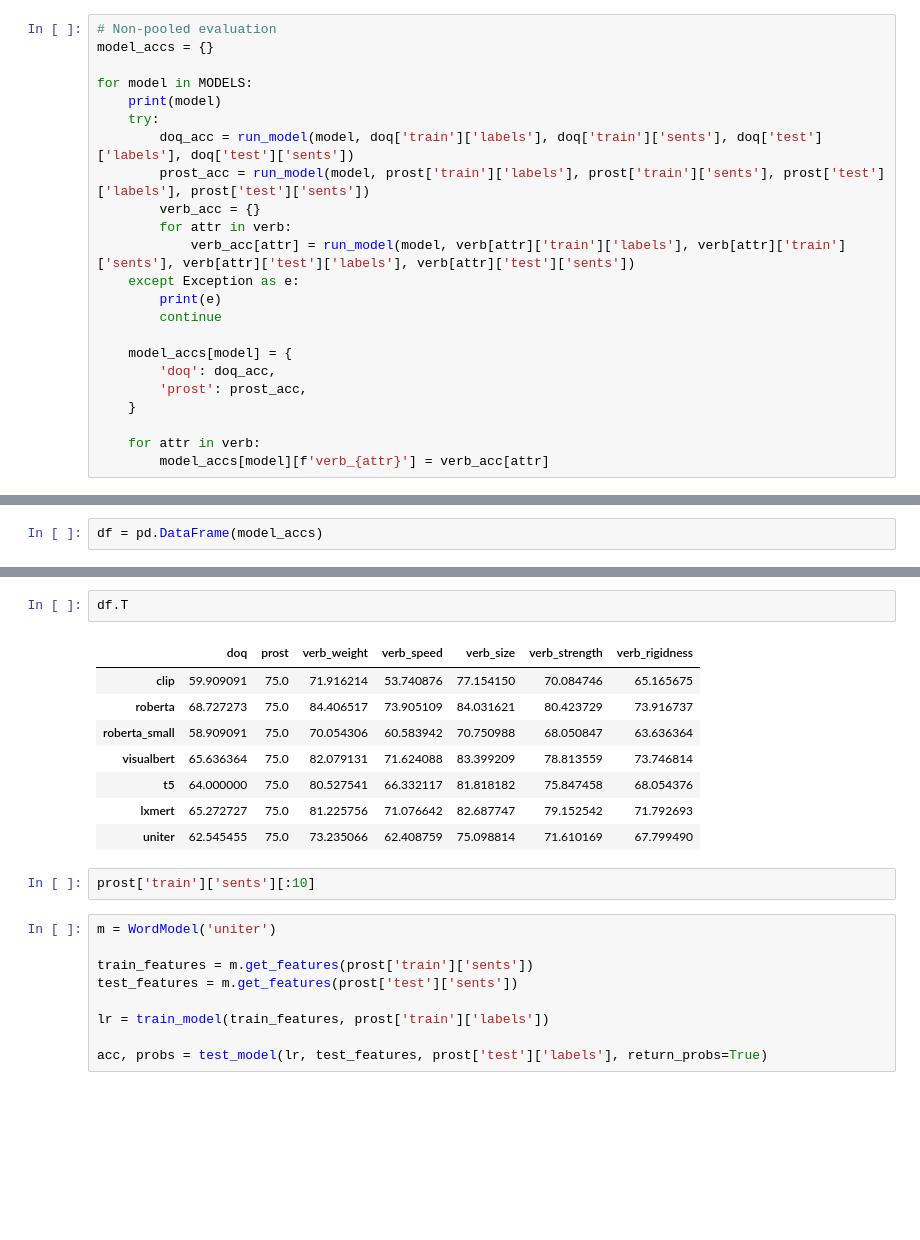
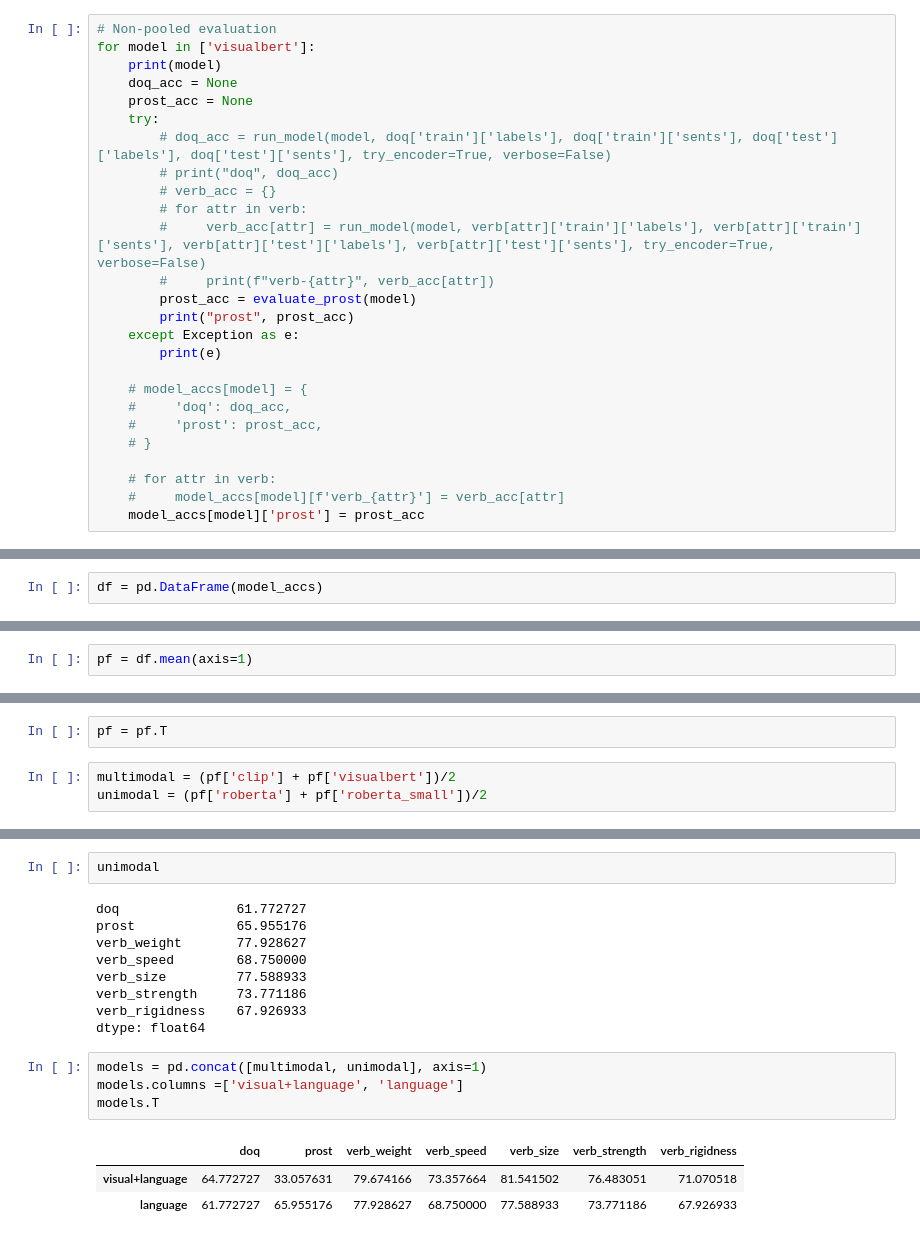
Before and after one commit to resteves-99/multi-modal-common-sense, a Jupyter notebook: evaluation.ipynb, the cells around one changed output, grey strips where cells are left out. Drawn from its saved outputs; the diff is of its cells as text; blank space fills up the shorter version.

```diff
--- a/evaluation.ipynb
+++ b/evaluation.ipynb
@@ -70,24 +94,27 @@ for attr in ['weight', 'speed', 'size', 'strength', 'rigidness']:
 # %%
 # Non-pooled evaluation
-model_accs = {}
-
-for model in MODELS:
+for model in ['visualbert']:
     print(model)
+    doq_acc = None
+    prost_acc = None
     try:
-        doq_acc = run_model(model, doq['train']['labels'], doq['train']['sents'], doq['test']['labels'], doq['test']['sents'])
-        prost_acc = run_model(model, prost['train']['labels'], prost['train']['sents'], prost['test']['labels'], prost['test']['sents'])
-        verb_acc = {}
-        for attr in verb:
-            verb_acc[attr] = run_model(model, verb[attr]['train']['labels'], verb[attr]['train']['sents'], verb[attr]['test']['labels'], verb[attr]['test']['sents'])
+        # doq_acc = run_model(model, doq['train']['labels'], doq['train']['sents'], doq['test']['labels'], doq['test']['sents'], try_encoder=True, verbose=False)
+        # print("doq", doq_acc)
+        # verb_acc = {}
+        # for attr in verb:
+        #     verb_acc[attr] = run_model(model, verb[attr]['train']['labels'], verb[attr]['train']['sents'], verb[attr]['test']['labels'], verb[attr]['test']['sents'], try_encoder=True, verbose=False)
+        #     print(f"verb-{attr}", verb_acc[attr])
+        prost_acc = evaluate_prost(model)
+        print("prost", prost_acc)
     except Exception as e:
         print(e)
-        continue
 
-    model_accs[model] = {
-        'doq': doq_acc,
-        'prost': prost_acc,
-    }
+    # model_accs[model] = {
+    #     'doq': doq_acc,
+    #     'prost': prost_acc,
+    # }
 
-    for attr in verb:
-        model_accs[model][f'verb_{attr}'] = verb_acc[attr]
+    # for attr in verb:
+    #     model_accs[model][f'verb_{attr}'] = verb_acc[attr]
+    model_accs[model]['prost'] = prost_acc
 # %% [output]
@@ -109,0 +139,2 @@ df = pd.DataFrame(model_accs)
+# %%
+pf = df.mean(axis=1)
@@ -109,0 +145,5 @@ df = pd.DataFrame(model_accs)
+# %%
+pf = pf.T
+# %%
+multimodal = (pf['clip'] + pf['visualbert'])/2
+unimodal = (pf['roberta'] + pf['roberta_small'])/2
@@ -110,22 +161,19 @@ df = pd.DataFrame(model_accs)
 # %%
-df.T
+unimodal
 # %% [output]
-|  | doq | prost | verb_weight | verb_speed | verb_size | verb_strength | verb_rigidness |
-| clip | 59.909091 | 75.0 | 71.916214 | 53.740876 | 77.154150 | 70.084746 | 65.165675 |
-| roberta | 68.727273 | 75.0 | 84.406517 | 73.905109 | 84.031621 | 80.423729 | 73.916737 |
-| roberta_small | 58.909091 | 75.0 | 70.054306 | 60.583942 | 70.750988 | 68.050847 | 63.636364 |
-| visualbert | 65.636364 | 75.0 | 82.079131 | 71.624088 | 83.399209 | 78.813559 | 73.746814 |
-| t5 | 64.000000 | 75.0 | 80.527541 | 66.332117 | 81.818182 | 75.847458 | 68.054376 |
-| lxmert | 65.272727 | 75.0 | 81.225756 | 71.076642 | 82.687747 | 79.152542 | 71.792693 |
-| uniter | 62.545455 | 75.0 | 73.235066 | 62.408759 | 75.098814 | 71.610169 | 67.799490 |
+doq               61.772727
+prost             65.955176
+verb_weight       77.928627
+verb_speed        68.750000
+verb_size         77.588933
+verb_strength     73.771186
+verb_rigidness    67.926933
+dtype: float64
 # %%
-prost['train']['sents'][:10]
+models = pd.concat([multimodal, unimodal], axis=1)
+models.columns =['visual+language', 'language']
+models.T
+# %% [output]
+|  | doq | prost | verb_weight | verb_speed | verb_size | verb_strength | verb_rigidness |
+| visual+language | 64.772727 | 33.057631 | 79.674166 | 73.357664 | 81.541502 | 76.483051 | 71.070518 |
+| language | 61.772727 | 65.955176 | 77.928627 | 68.750000 | 77.588933 | 73.771186 | 67.926933 |
-# %%
-m = WordModel('uniter')
-
-train_features = m.get_features(prost['train']['sents'])
-test_features = m.get_features(prost['test']['sents'])
-
-lr = train_model(train_features, prost['train']['labels'])
-
-acc, probs = test_model(lr, test_features, prost['test']['labels'], return_probs=True)
```
Also changed, not shown: parts of 21 cells of this notebook, 1 other file.
